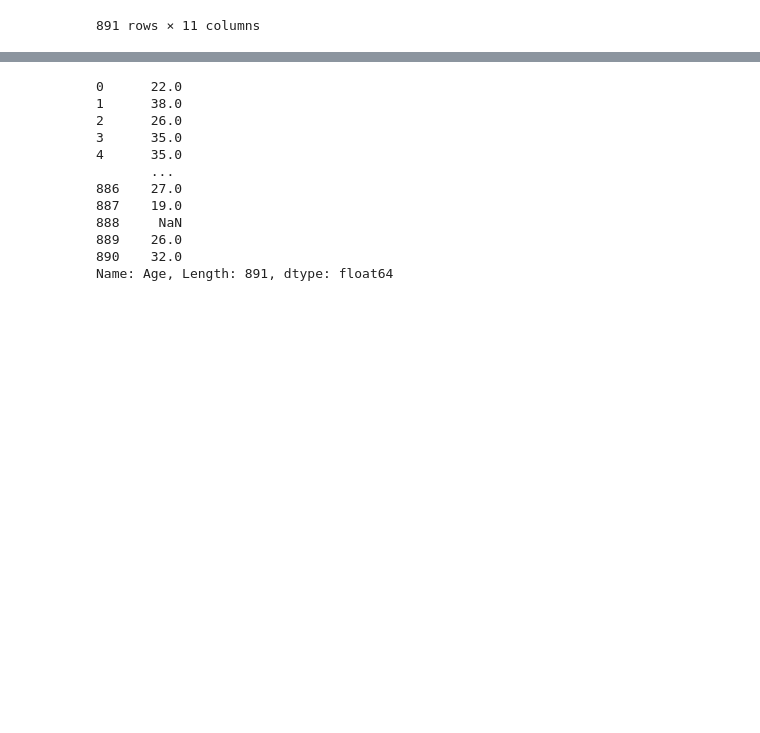
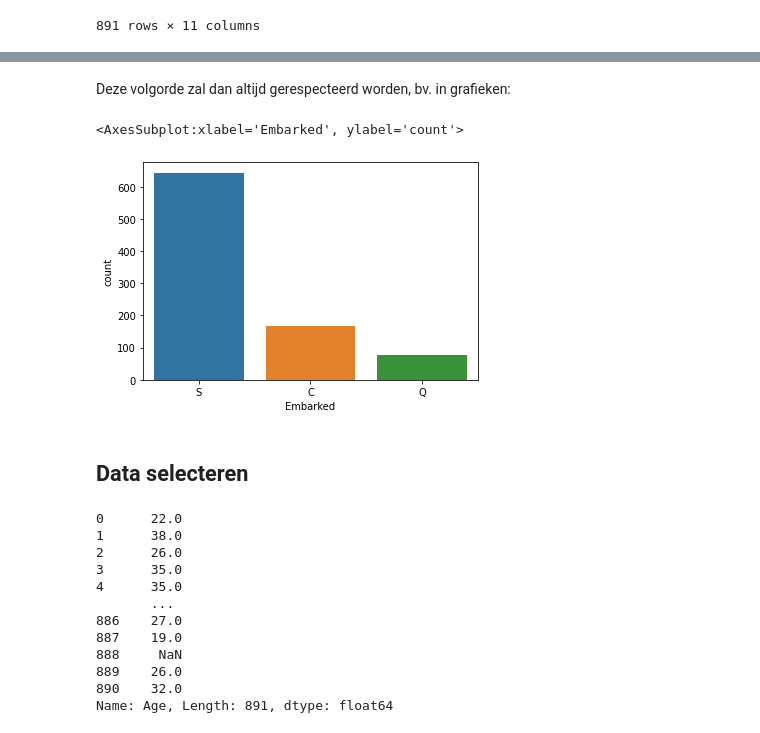
Before and after one commit to HoGentTIN/dsai-labos, a Jupyter notebook: 1-steekproeven/demo-steekproeven.ipynb, the cells around one changed output, grey strips where cells are left out. Saved outputs shown, nothing was run; the diff lists cells and outputs as text; code cells hidden in the pictures; blank space fills up the shorter version.

```diff
--- a/1-steekproeven/demo-steekproeven.ipynb
+++ b/1-steekproeven/demo-steekproeven.ipynb
@@ -161,0 +138,6 @@ Name: Embarked, dtype: object
+# %%
+print(titanic.Embarked.unique())
+
+embarked_type = CategoricalDtype(categories=['S', 'C', 'Q'], ordered=True)
+titanic.Embarked = titanic.Embarked.astype(embarked_type)
+titanic.Embarked.describe()
@@ -162,3 +151,12 @@ Name: Embarked, dtype: object
+# %% [markdown]
+Deze volgorde zal dan altijd gerespecteerd worden, bv. in grafieken:
+# %%
+sns.countplot(data=titanic, x='Embarked')
+# %% [output]
+<AxesSubplot:xlabel='Embarked', ylabel='count'>
+[figure, added]
+# %% [markdown]
+## Data selecteren
 # %%
 # Alle observaties voor één variabele selecteren (kolom van de dataset)
 titanic.Age
```
Also changed, not shown: parts of 10 cells of this notebook, 1 other file.
